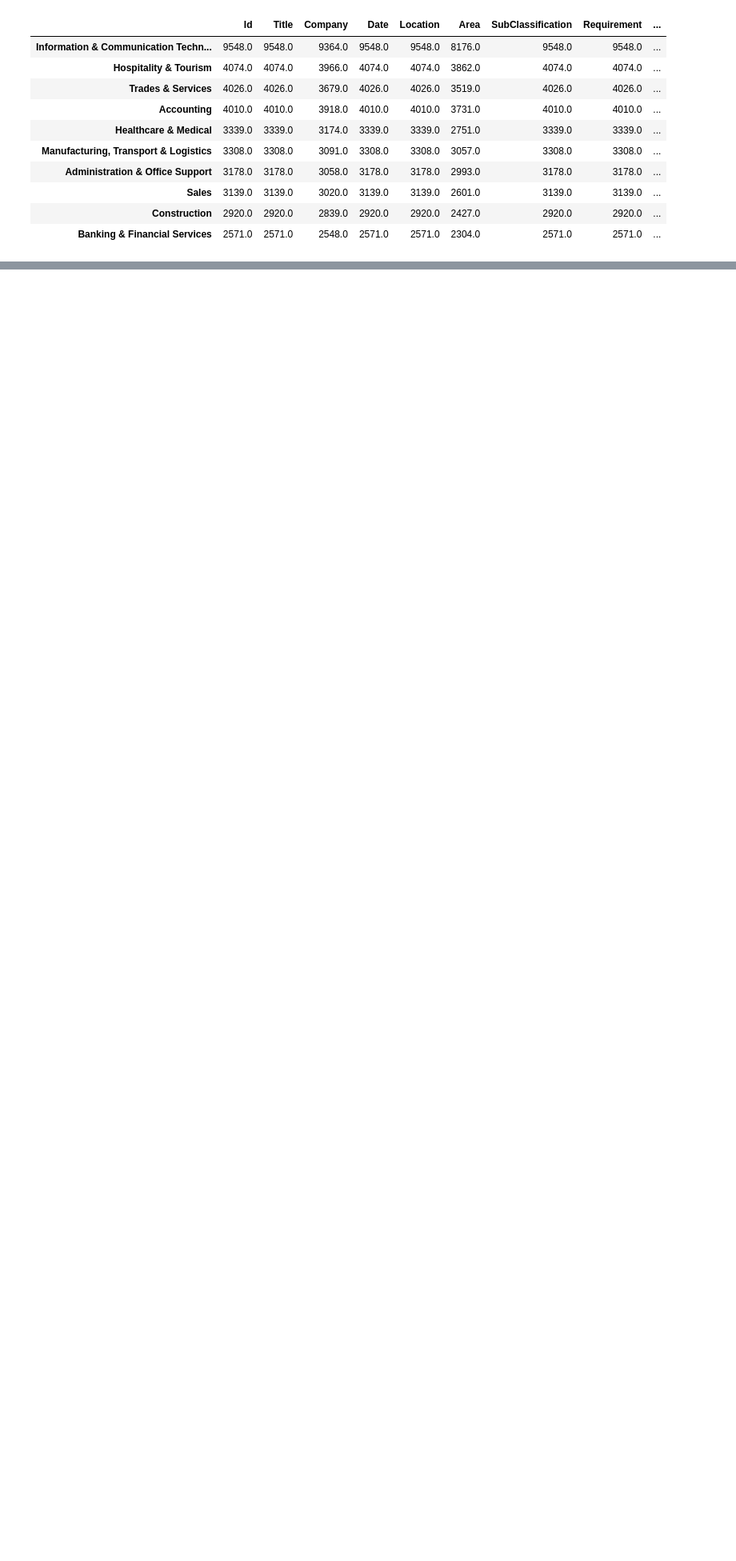
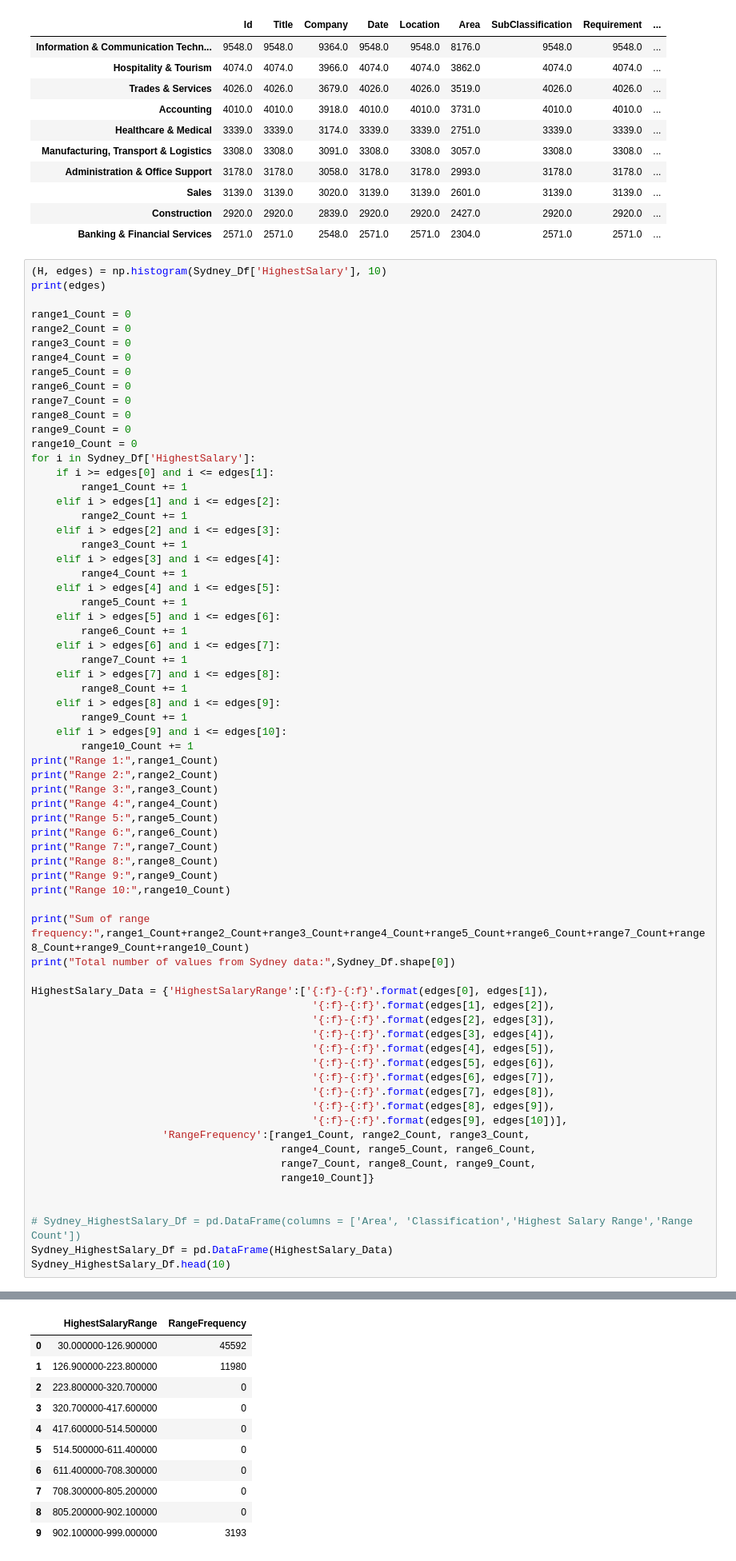
Before and after one commit to JessyBarber/Big-Data-Analysis, a Jupyter notebook: Assignment/Big Data Assignment.ipynb, the cells around one changed output, grey strips where cells are left out. Shown at 80% size. Saved outputs shown, nothing was run; the diff lists cells and outputs as text; blank space fills up the shorter version.

```diff
--- a/Assignment/Big Data Assignment.ipynb
+++ b/Assignment/Big Data Assignment.ipynb
@@ -251,3 +313,72 @@ Sydney_ClassDf.head(10)
 | Sales | 3139.0 | 3139.0 | 3020.0 | 3139.0 | 3139.0 | 2601.0 | 3139.0 | 3139.0 | ... |
 | Construction | 2920.0 | 2920.0 | 2839.0 | 2920.0 | 2920.0 | 2427.0 | 2920.0 | 2920.0 | ... |
 | Banking & Financial Services | 2571.0 | 2571.0 | 2548.0 | 2571.0 | 2571.0 | 2304.0 | 2571.0 | 2571.0 | ... |
+# %%
+(H, edges) = np.histogram(Sydney_Df['HighestSalary'], 10)
+print(edges)
+
+range1_Count = 0
+range2_Count = 0
+range3_Count = 0
+range4_Count = 0
+range5_Count = 0
+range6_Count = 0
+range7_Count = 0
+range8_Count = 0
+range9_Count = 0
+range10_Count = 0
+for i in Sydney_Df['HighestSalary']:
+    if i >= edges[0] and i <= edges[1]:
+        range1_Count += 1
+    elif i > edges[1] and i <= edges[2]:
+        range2_Count += 1
+    elif i > edges[2] and i <= edges[3]:
+        range3_Count += 1
+    elif i > edges[3] and i <= edges[4]:
+        range4_Count += 1
+    elif i > edges[4] and i <= edges[5]:
+        range5_Count += 1
+    elif i > edges[5] and i <= edges[6]:
+        range6_Count += 1
+    elif i > edges[6] and i <= edges[7]:
+        range7_Count += 1
+    elif i > edges[7] and i <= edges[8]:
+        range8_Count += 1
+    elif i > edges[8] and i <= edges[9]:
+        range9_Count += 1
+    elif i > edges[9] and i <= edges[10]:
+        range10_Count += 1
+print("Range 1:",range1_Count)
+print("Range 2:",range2_Count)
+print("Range 3:",range3_Count)
+print("Range 4:",range4_Count)
+print("Range 5:",range5_Count)
+print("Range 6:",range6_Count)
+print("Range 7:",range7_Count)
+print("Range 8:",range8_Count)
+print("Range 9:",range9_Count)
+print("Range 10:",range10_Count)
+
+print("Sum of range frequency:",range1_Count+range2_Count+range3_Count+range4_Count+range5_Count+range6_Count+range7_Count+range8_Count+range9_Count+range10_Count)
+print("Total number of values from Sydney data:",Sydney_Df.shape[0])
+
+HighestSalary_Data = {'HighestSalaryRange':['{:f}-{:f}'.format(edges[0], edges[1]),
+                                             '{:f}-{:f}'.format(edges[1], edges[2]),
+                                             '{:f}-{:f}'.format(edges[2], edges[3]),
+                                             '{:f}-{:f}'.format(edges[3], edges[4]),
+                                             '{:f}-{:f}'.format(edges[4], edges[5]),
+                                             '{:f}-{:f}'.format(edges[5], edges[6]),
+                                             '{:f}-{:f}'.format(edges[6], edges[7]),
+                                             '{:f}-{:f}'.format(edges[7], edges[8]),
+                                             '{:f}-{:f}'.format(edges[8], edges[9]),
+                                             '{:f}-{:f}'.format(edges[9], edges[10])],
+                     'RangeFrequency':[range1_Count, range2_Count, range3_Count,
+                                        range4_Count, range5_Count, range6_Count,
+                                        range7_Count, range8_Count, range9_Count,
+                                        range10_Count]}
+
+
+# Sydney_HighestSalary_Df = pd.DataFrame(columns = ['Area', 'Classification','Highest Salary Range','Range Count'])
+Sydney_HighestSalary_Df = pd.DataFrame(HighestSalary_Data)
+Sydney_HighestSalary_Df.head(10)
+# %% [output]
@@ -253,0 +398,11 @@ Sydney_ClassDf.head(10)
+|  | HighestSalaryRange | RangeFrequency |
+| 0 | 30.000000-126.900000 | 45592 |
+| 1 | 126.900000-223.800000 | 11980 |
+| 2 | 223.800000-320.700000 | 0 |
+| 3 | 320.700000-417.600000 | 0 |
+| 4 | 417.600000-514.500000 | 0 |
+| 5 | 514.500000-611.400000 | 0 |
+| 6 | 611.400000-708.300000 | 0 |
+| 7 | 708.300000-805.200000 | 0 |
+| 8 | 805.200000-902.100000 | 0 |
+| 9 | 902.100000-999.000000 | 3193 |
```
Also changed, not shown: parts of 11 cells of this notebook.
